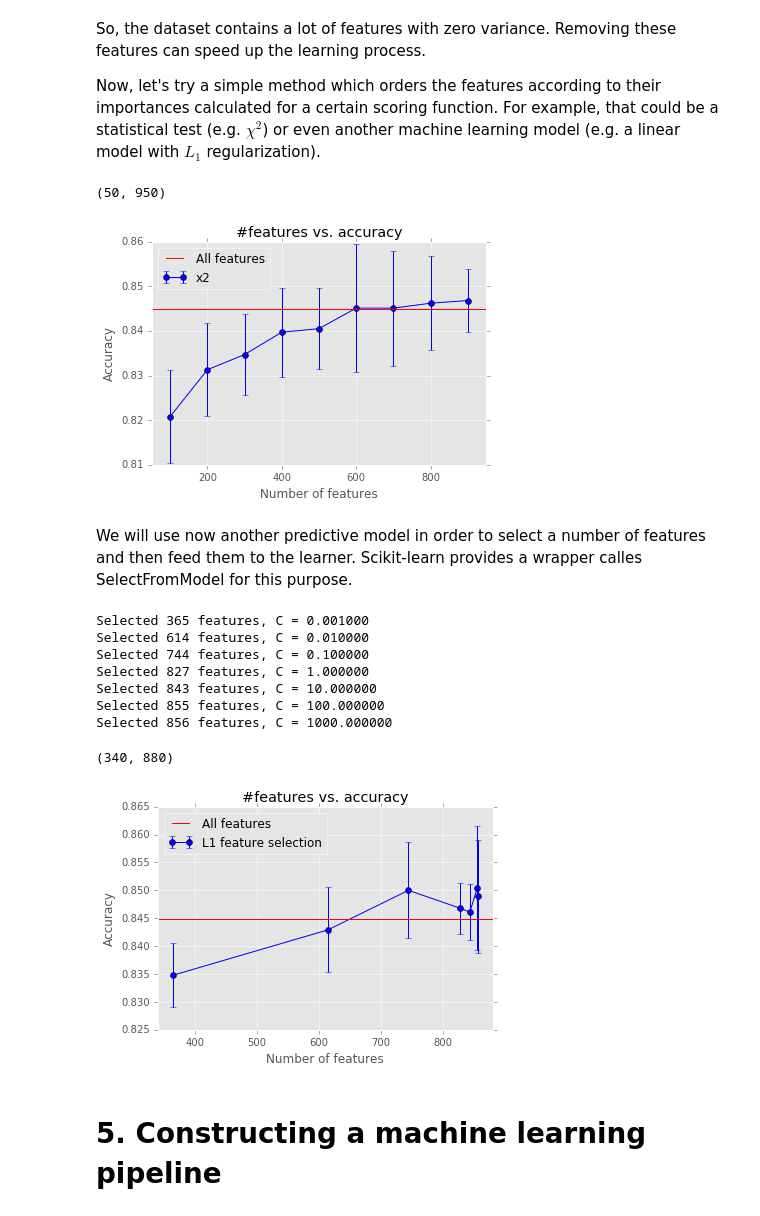
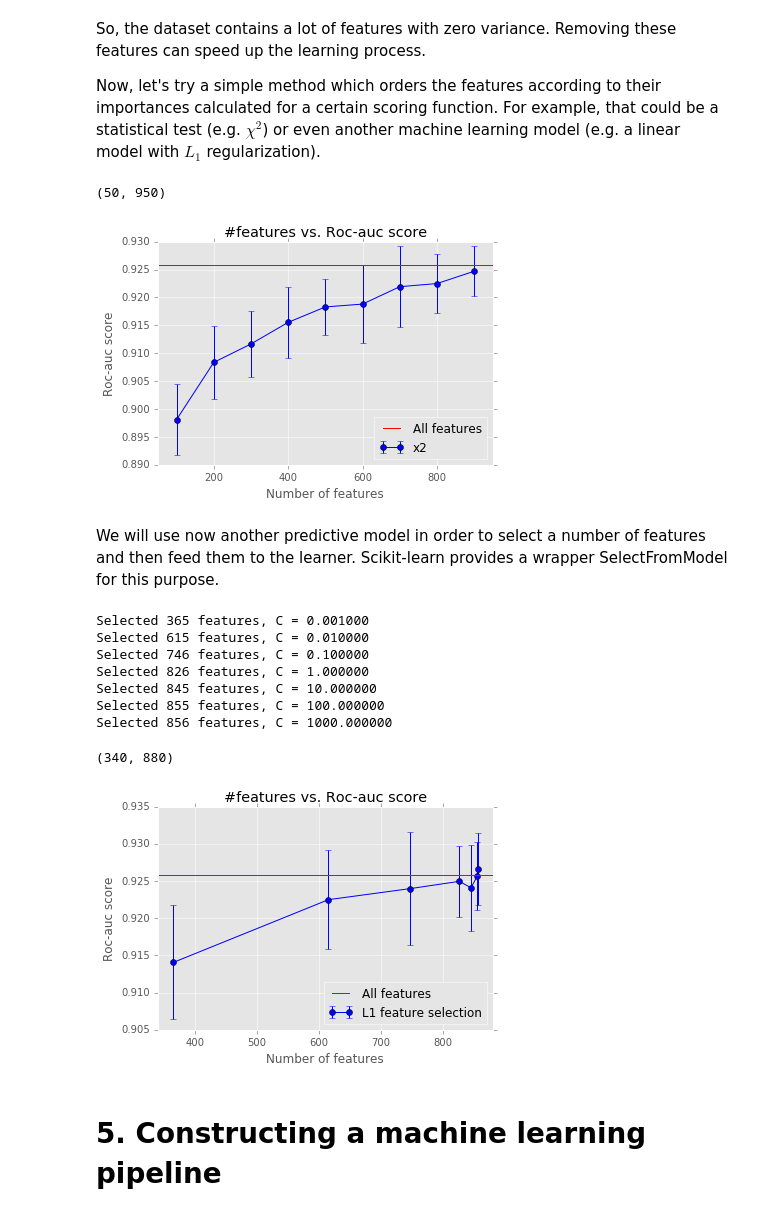
Before and after one commit to ioannispartalas/IBD4Health, a Jupyter notebook: ibd4health_diabetes.ipynb, the cells around one changed output. Drawn from its saved outputs; the diff is of its cells as text; code cells hidden in the pictures.

Commit message:
Added roc-auc score in feature selections section

```diff
--- a/ibd4health_diabetes.ipynb
+++ b/ibd4health_diabetes.ipynb
@@ -373,43 +376,43 @@ from sklearn.feature_selection import SelectKBest,chi2,SelectFromModel
 # we use a fixed seed in order to compare classifiers
 # across the same folds
 def crossValidateClassifier(X,y,clf):
     cross_val = cross_validation.KFold(len(y),n_folds=5,shuffle=True,random_state=224441)
-    cv_score = cross_validation.cross_val_score(clf,X,y,scoring='accuracy',cv=cross_val)
+    cv_score = cross_validation.cross_val_score(clf,X,y,scoring='roc_auc',cv=cross_val)
     return np.mean(cv_score),np.std(cv_score)
 
 # We use a non-linear model namely Random Forest which
 # builds multiple decision trees
 # ==== Marc, I suposse here we will use parameters we optimize in previously ====
 model = RandomForestClassifier(n_estimators=100,max_depth=35,n_jobs=3)
 
 # We will try several values for the selected features
 k_values = np.arange(100,1000,100)
 mean = []
 stds = []
 for k in k_values:
     X_new = SelectKBest(chi2, k=k).fit_transform(data, labels)
     m,std = crossValidateClassifier(X_new,labels,model)
     mean.append(m)
     stds.append(std)
 
 m,std = crossValidateClassifier(data,labels,model)
 
 plt.errorbar(k_values,mean,yerr=stds,color="blue", fmt='-o',label="x2")
 plt.axhline(y=m,color='red',label="All features")
 plt.xlabel('Number of features')
-plt.ylabel('Accuracy')
-plt.title('#features vs. accuracy')
+plt.ylabel('Roc-auc score')
+plt.title('#features vs. Roc-auc score')
 plt.legend(loc='best')
 plt.xlim(50,950)
 # %% [output]
 (50, 950)
-[figure, old version]
+[figure, new version]
 # %% [markdown]
-We will use now another predictive model in order to select a number of features and then feed them to the learner. Scikit-learn provides a wrapper calles SelectFromModel for this purpose.
+We will use now another predictive model in order to select a number of features and then feed them to the learner. Scikit-learn provides a wrapper SelectFromModel for this purpose.
 # %%
 from sklearn.feature_selection import SelectFromModel
 
-# A paramter to be tuned for the feature selector
+# A parameter to be tuned for the feature selector
 c_values = [0.001,0.01,0.1,1,10,100,1000]
 
 mean = []
@@ -428,20 +431,20 @@ for c in c_values:
 plt.errorbar(shapes,mean,yerr=stds,color="blue", fmt='-o',label="L1 feature selection")
 plt.axhline(y=m,color='red',label="All features")
 plt.xlabel('Number of features')
-plt.ylabel('Accuracy')
-plt.title('#features vs. accuracy')
+plt.ylabel('Roc-auc score')
+plt.title('#features vs. Roc-auc score')
 plt.legend(loc='best')
 plt.xlim(340,880)
 # %% [output]
 Selected 365 features, C = 0.001000
-Selected 614 features, C = 0.010000
-Selected 744 features, C = 0.100000
-Selected 827 features, C = 1.000000
-Selected 843 features, C = 10.000000
+Selected 615 features, C = 0.010000
+Selected 746 features, C = 0.100000
+Selected 826 features, C = 1.000000
+Selected 845 features, C = 10.000000
 Selected 855 features, C = 100.000000
 Selected 856 features, C = 1000.000000
 (340, 880)
-[figure, old version]
+[figure, new version]
 # %% [markdown]
 # 5. Constructing a machine learning pipeline
 # %% [markdown]
```
Also changed, not shown: parts of 2 cells of this notebook.
